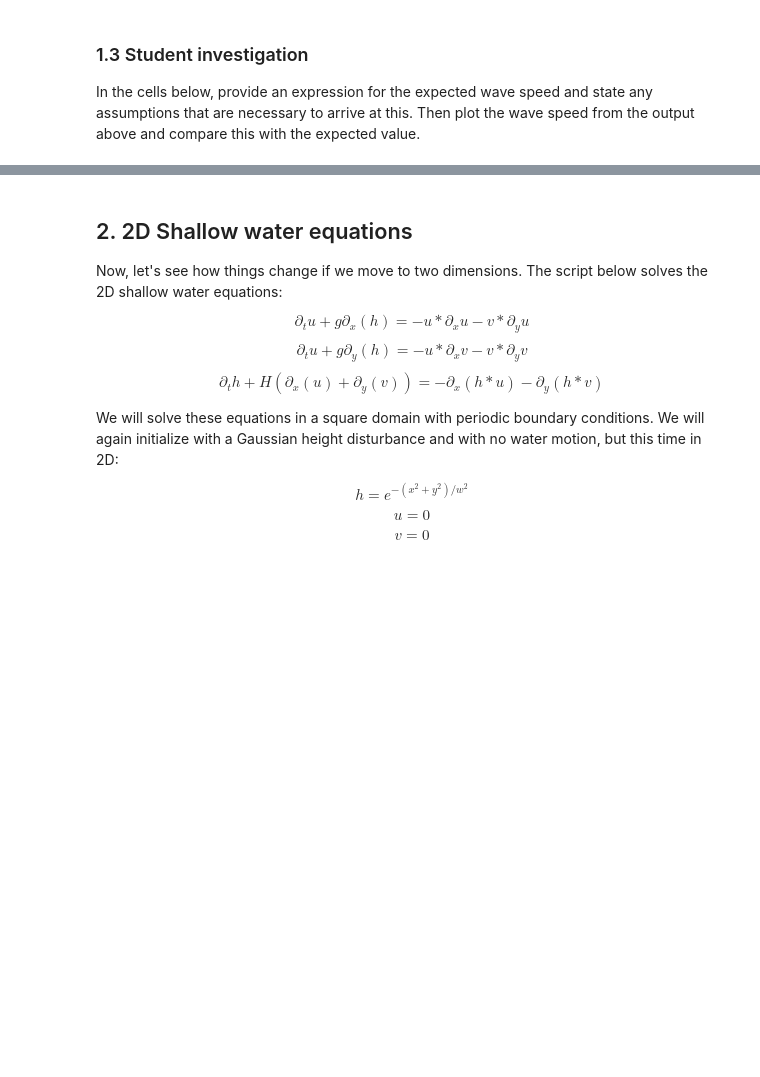
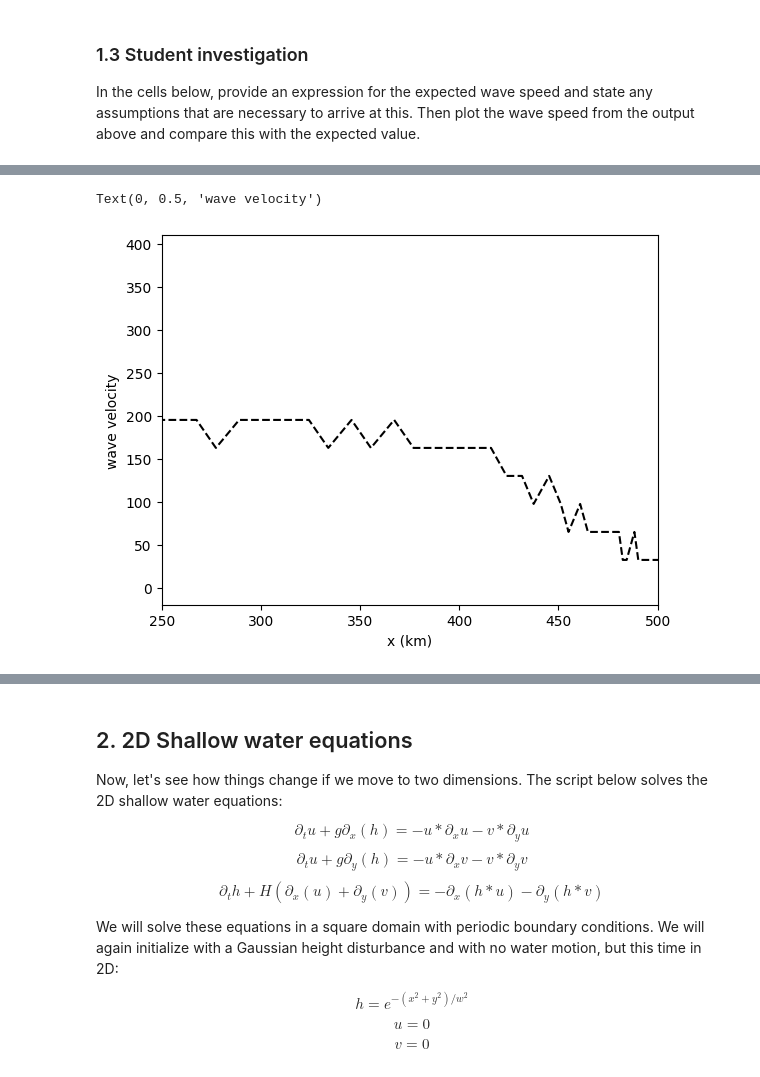
Before and after one commit to AnnabelHall/QCES_LNM, a Jupyter notebook: Project3_tsunami.ipynb, the cells around one changed output, grey strips where cells are left out. Cells and saved outputs as stored; diff of their text form; code cells hidden in the pictures; blank space fills up the shorter version.

```diff
--- a/Project3_tsunami.ipynb
+++ b/Project3_tsunami.ipynb
@@ -213,0 +284,17 @@ COMMENT ON RESULTS
+# %%
+# This represents the greatest velocity points at each x value
+# this is between approximately 250km and 500km
+# we
+
+peak_x = x[np.argmax(h_save[:50,95:],axis=1)+95]
+peak_u = np.zeros(50)
+for i in range(1,50):
+  peak_u[i] = (peak_x[i]-peak_x[i-1])/timestep
+plt.plot(peak_x/1000,peak_u,'k--')
+
+plt.xlim(250,500)
+plt.xlabel('x (km)')
+plt.ylabel('wave velocity')
+# %% [output]
+Text(0, 0.5, 'wave velocity')
+[figure, added]
```
Also changed, not shown: parts of 18 cells of this notebook.
